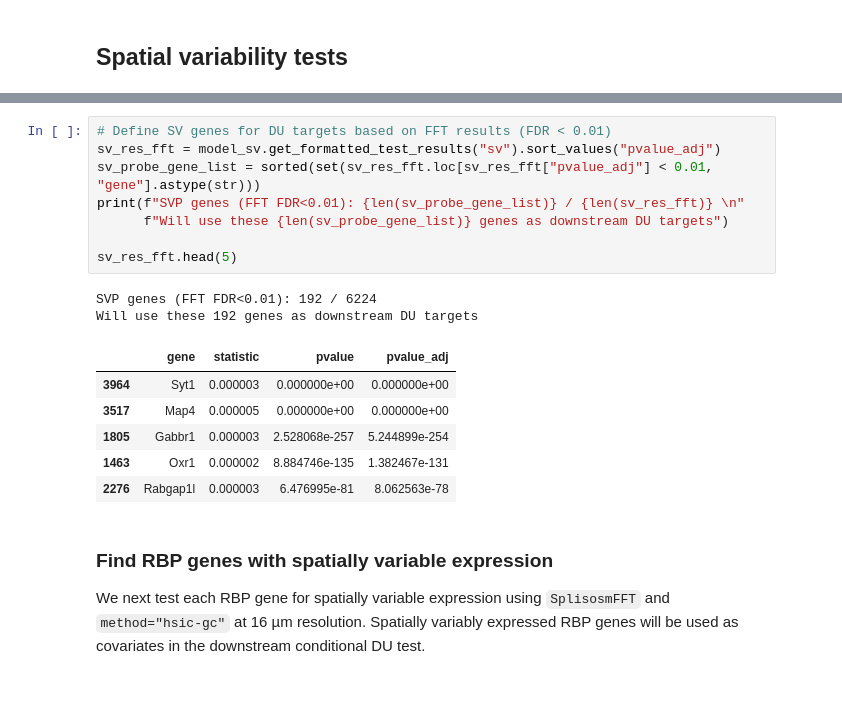
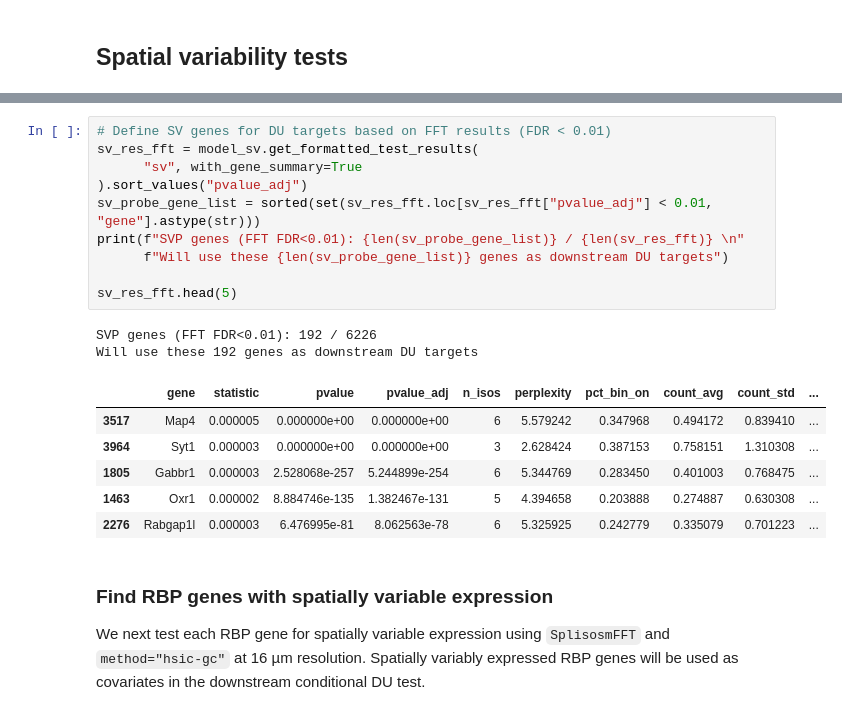
Before and after one commit to JiayuSuPKU/SPLISOSM, a Jupyter notebook: docs/source/tutorials/visiumhd_ffpe_du.ipynb, the cells around one changed output, grey strips where cells are left out. Saved outputs shown, nothing was run; the diff lists cells and outputs as text.

```diff
--- a/docs/source/tutorials/visiumhd_ffpe_du.ipynb
+++ b/docs/source/tutorials/visiumhd_ffpe_du.ipynb
@@ -164,20 +165,22 @@ Wall time: 3min 24s
 # %%
 # Define SV genes for DU targets based on FFT results (FDR < 0.01)
-sv_res_fft = model_sv.get_formatted_test_results("sv").sort_values("pvalue_adj")
+sv_res_fft = model_sv.get_formatted_test_results(
+      "sv", with_gene_summary=True
+).sort_values("pvalue_adj")
 sv_probe_gene_list = sorted(set(sv_res_fft.loc[sv_res_fft["pvalue_adj"] < 0.01, "gene"].astype(str)))
 print(f"SVP genes (FFT FDR<0.01): {len(sv_probe_gene_list)} / {len(sv_res_fft)} \n"
       f"Will use these {len(sv_probe_gene_list)} genes as downstream DU targets")
 
 sv_res_fft.head(5)
 # %% [output]
-SVP genes (FFT FDR<0.01): 192 / 6224
+SVP genes (FFT FDR<0.01): 192 / 6226
 Will use these 192 genes as downstream DU targets
-|  | gene | statistic | pvalue | pvalue_adj |
-| 3964 | Syt1 | 0.000003 | 0.000000e+00 | 0.000000e+00 |
-| 3517 | Map4 | 0.000005 | 0.000000e+00 | 0.000000e+00 |
-| 1805 | Gabbr1 | 0.000003 | 2.528068e-257 | 5.244899e-254 |
-| 1463 | Oxr1 | 0.000002 | 8.884746e-135 | 1.382467e-131 |
-| 2276 | Rabgap1l | 0.000003 | 6.476995e-81 | 8.062563e-78 |
+|  | gene | statistic | pvalue | pvalue_adj | n_isos | perplexity | pct_bin_on | count_avg | count_std | ... |
+| 3517 | Map4 | 0.000005 | 0.000000e+00 | 0.000000e+00 | 6 | 5.579242 | 0.347968 | 0.494172 | 0.839410 | ... |
+| 3964 | Syt1 | 0.000003 | 0.000000e+00 | 0.000000e+00 | 3 | 2.628424 | 0.387153 | 0.758151 | 1.310308 | ... |
+| 1805 | Gabbr1 | 0.000003 | 2.528068e-257 | 5.244899e-254 | 6 | 5.344769 | 0.283450 | 0.401003 | 0.768475 | ... |
+| 1463 | Oxr1 | 0.000002 | 8.884746e-135 | 1.382467e-131 | 5 | 4.394658 | 0.203888 | 0.274887 | 0.630308 | ... |
+| 2276 | Rabgap1l | 0.000003 | 6.476995e-81 | 8.062563e-78 | 6 | 5.325925 | 0.242779 | 0.335079 | 0.701223 | ... |
 # %% [markdown]
 ### Find RBP genes with spatially variable expression
 
```
Also changed, not shown: parts of 22 cells of this notebook, 9 other files.
